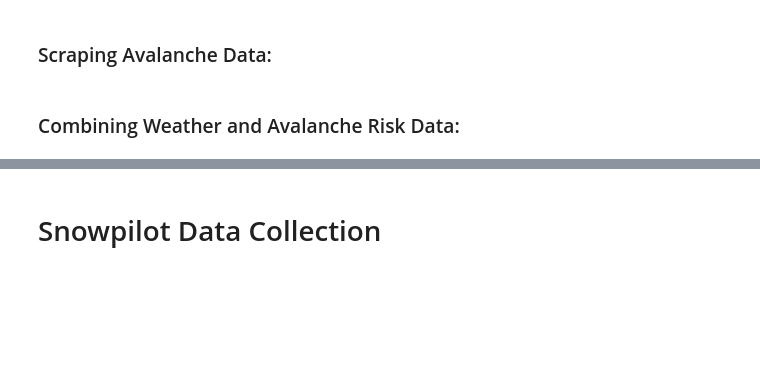
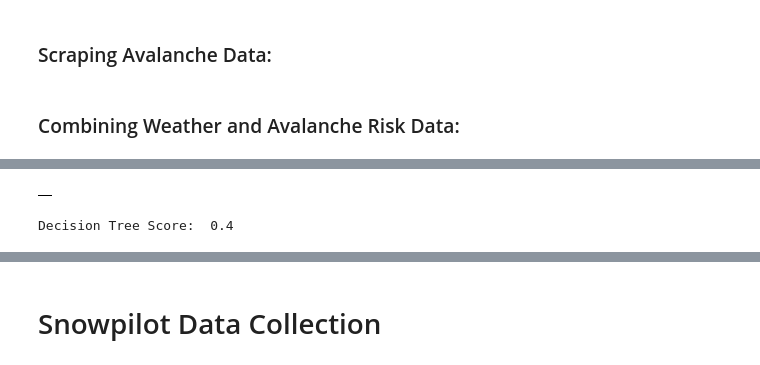
Before and after one commit to jayminwest/Snow-Pack-Layer-Prediction, a Jupyter notebook: data_collection.ipynb, the cells around one changed output, grey strips where cells are left out. Cells and saved outputs as stored; diff of their text form; code cells hidden in the pictures; blank space fills up the shorter version.

```diff
--- a/data_collection.ipynb
+++ b/data_collection.ipynb
@@ -70,0 +158,37 @@ Decision Tree Score:  0.7761194029850746
+# %%
+# Getting data from the database:
+import psycopg2
+conn = psycopg2.connect("dbname='snowpackprediction' user='jaymin' host='localhost' password='password'")
+conn.autocommit = True
+cursor = conn.cursor()
+
+
+weather_df = pd.DataFrame(cursor.execute("SELECT * FROM weather_data"))
+weather_df.head()
+# %% [output]
+|  |
+# %%
+X = weather_and_risk_df[['temp', 'dwpt', 'rhum', 'prcp', 'wdir', 'wspd', 'pres', 'coco']] # Features
+y = weather_and_risk_df['risk'] # Labels
+
+# Making a decision tree with Sklearn:
+clf = tree.DecisionTreeClassifier()
+clf = clf.fit(X[:-10], y[:-10])
+# fig = plt.figure(figsize=(25,20))
+# fig = tree.plot_tree(clf)
+clf.predict(X[-10:])
+print("Decision Tree Score: ", clf.score(X[-10:], y[-10:]))
+# conf_matrix = confusion_matrix(clf.predict(X), y)
+
+# fig, ax = plt.subplots(figsize=(3, 3))
+# ax.matshow(conf_matrix, cmap=plt.cm.Blues, alpha=0.3)
+# for i in range(conf_matrix.shape[0]):
+#     for j in range(conf_matrix.shape[1]):
+#         ax.text(x=j, y=i,s=conf_matrix[i, j], va='center', ha='center', size='xx-large')
+
+# plt.xlabel('Predictions', fontsize=18)
+# plt.ylabel('Actuals', fontsize=18)
+# plt.title('Confusion Matrix', fontsize=18)
+# plt.show()
+# %% [output]
+Decision Tree Score:  0.4
```
Also changed, not shown: parts of 13 cells of this notebook, 8 other files.
